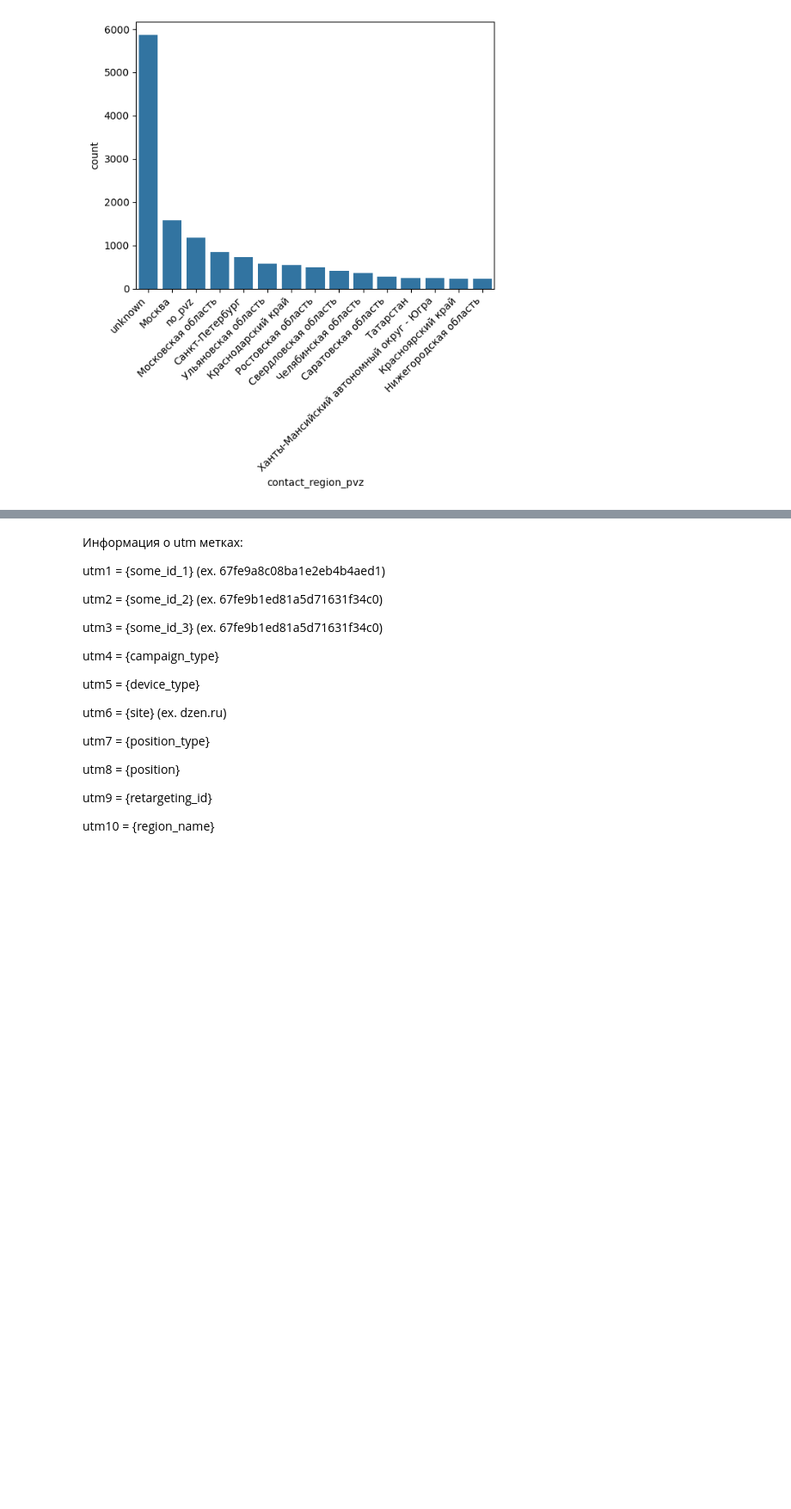
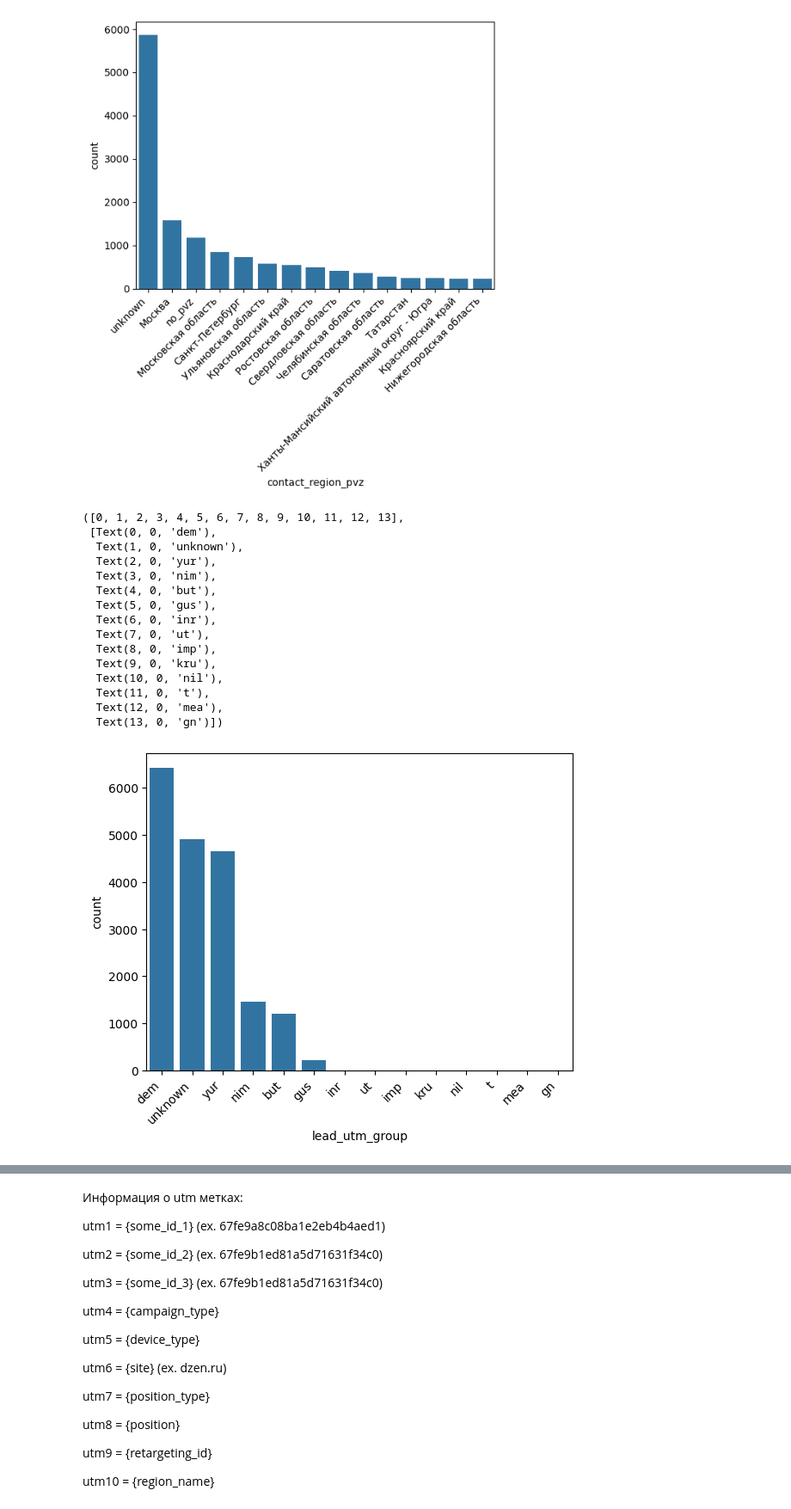
Before and after one commit to JeffRaiAlt/xakaton_mipt, a Jupyter notebook: notebooks/group_2/feature_processing_template.ipynb, the cells around one changed output, grey strips where cells are left out. Shown at 86% size. Drawn from its saved outputs; the diff is of its cells as text; code cells hidden in the pictures; blank space fills up the shorter version.

```diff
--- a/notebooks/group_2/feature_processing_template.ipynb
+++ b/notebooks/group_2/feature_processing_template.ipynb
@@ -275,3 +281,44 @@ plt.xticks(rotation=45, ha="right")
   Text(13, 0, 'Красноярский край'),
   Text(14, 0, 'Нижегородская область')])
 [figure]
+# %%
+def clean_utm_group(value):
+    # Если значение не строка или пустое — возвращаем 'unknown'
+    if not isinstance(value, str) or not value:
+        return "unknown"
+
+    # Ищем первый небуквенный символ
+    match = re.search(r"[^a-zA-Z]", value)
+
+    if match:
+        # Обрезаем до первого небуквенного символа
+        cleaned = value[: match.start()]
+        # Если после обрезки получилось пустое значение — возвращаем 'unknown'
+        return cleaned if cleaned else "unknown"
+    else:
+        # Если строка состоит только из букв — возвращаем её как есть
+        return value
+
+
+# Применяем функцию к столбцу
+block_df["lead_utm_group"] = block_df["lead_utm_group"].apply(clean_utm_group)
+top_15 = block_df["lead_utm_group"].value_counts().nlargest(15).index
+sns.countplot(x=block_df["lead_utm_group"], order=top_15)
+plt.xticks(rotation=45, ha="right")
+# %% [output]
+([0, 1, 2, 3, 4, 5, 6, 7, 8, 9, 10, 11, 12, 13],
+ [Text(0, 0, 'dem'),
+  Text(1, 0, 'unknown'),
+  Text(2, 0, 'yur'),
+  Text(3, 0, 'nim'),
+  Text(4, 0, 'but'),
+  Text(5, 0, 'gus'),
+  Text(6, 0, 'inr'),
+  Text(7, 0, 'ut'),
+  Text(8, 0, 'imp'),
+  Text(9, 0, 'kru'),
+  Text(10, 0, 'nil'),
+  Text(11, 0, 't'),
+  Text(12, 0, 'mea'),
+  Text(13, 0, 'gn')])
+[figure, added]
```
Also changed, not shown: parts of 28 cells of this notebook, 4 other files.
